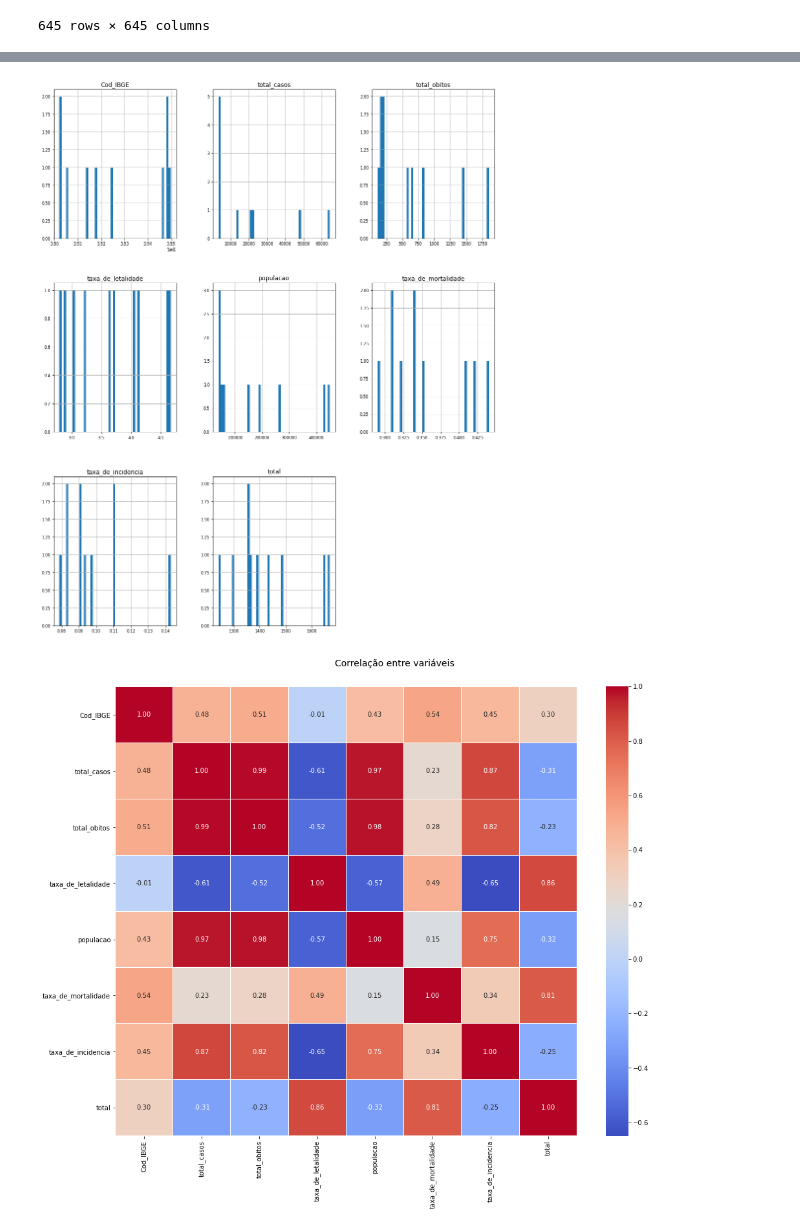
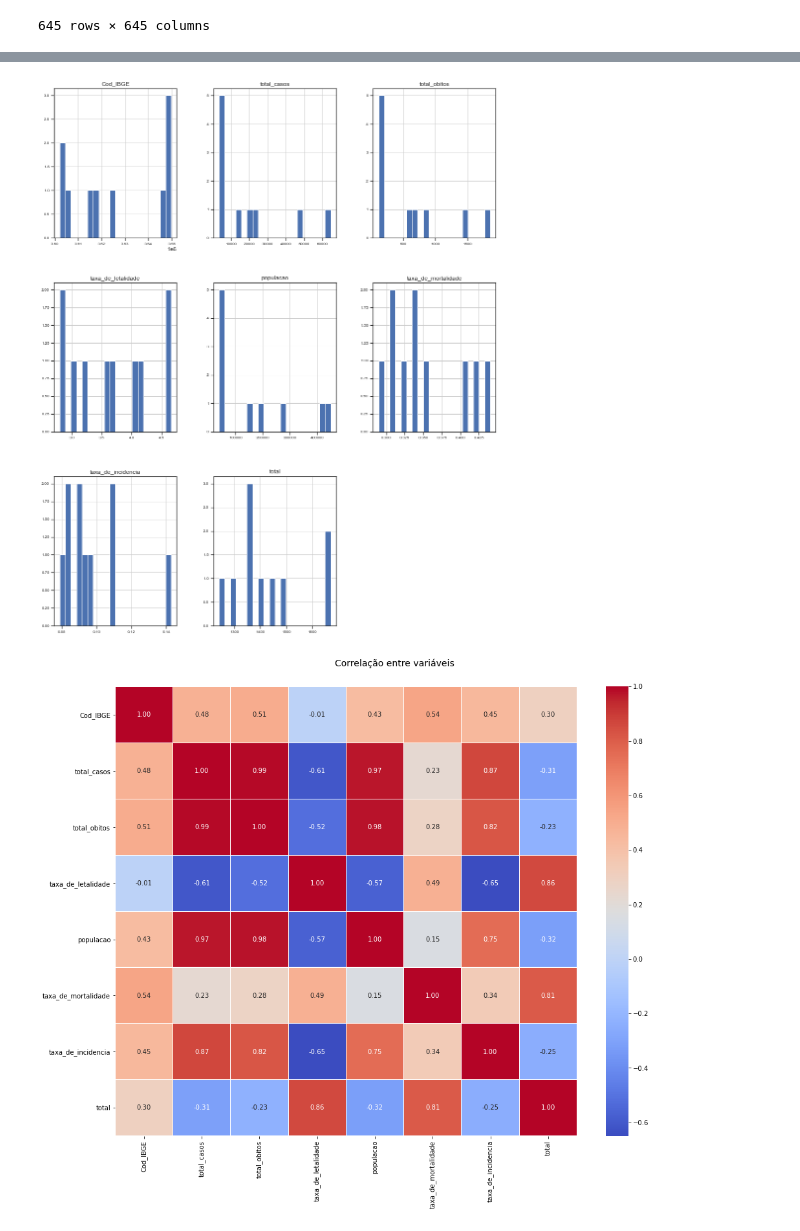
Before and after one commit to Kotzly/DS4H_Course, a Jupyter notebook: notebooks/ranking_graficos.ipynb, the cells around one changed output, grey strips where cells are left out. Cells and saved outputs as stored; diff of their text form; code cells hidden in the pictures.

```diff
--- a/notebooks/ranking_graficos.ipynb
+++ b/notebooks/ranking_graficos.ipynb
@@ -109,0 +144,3 @@ df["total"] = summed.values.sum(axis=1)
+# %%
+sns.set_theme(style="ticks")
+sns.pairplot(df, hue = "municipio")
@@ -138,7 +178,8 @@ df_ranking.describe()
 # %%
-df_ranking.hist(figsize=(16, 20), bins=50, xlabelsize=8, ylabelsize=8);
+df_ranking.hist(figsize=(16, 20), bins=20, xlabelsize=8, ylabelsize=8); #substituir por violin plot.
+#calcular a média do SP.
 # %% [output]
-[figure, old version]
+[figure, new version]
 # %%
 corr = df_ranking.corr()
 f, ax = plt.subplots(figsize=figsize)
```
Also changed, not shown: parts of 12 cells of this notebook.
